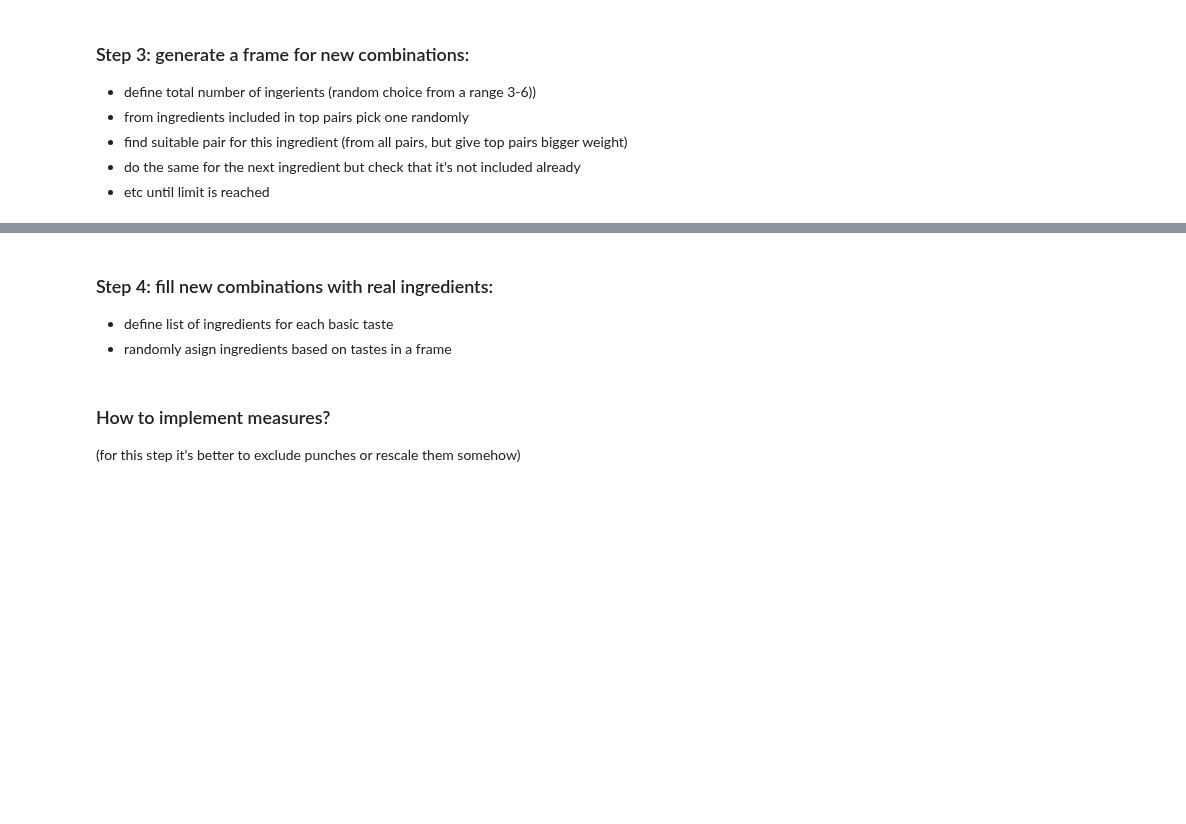
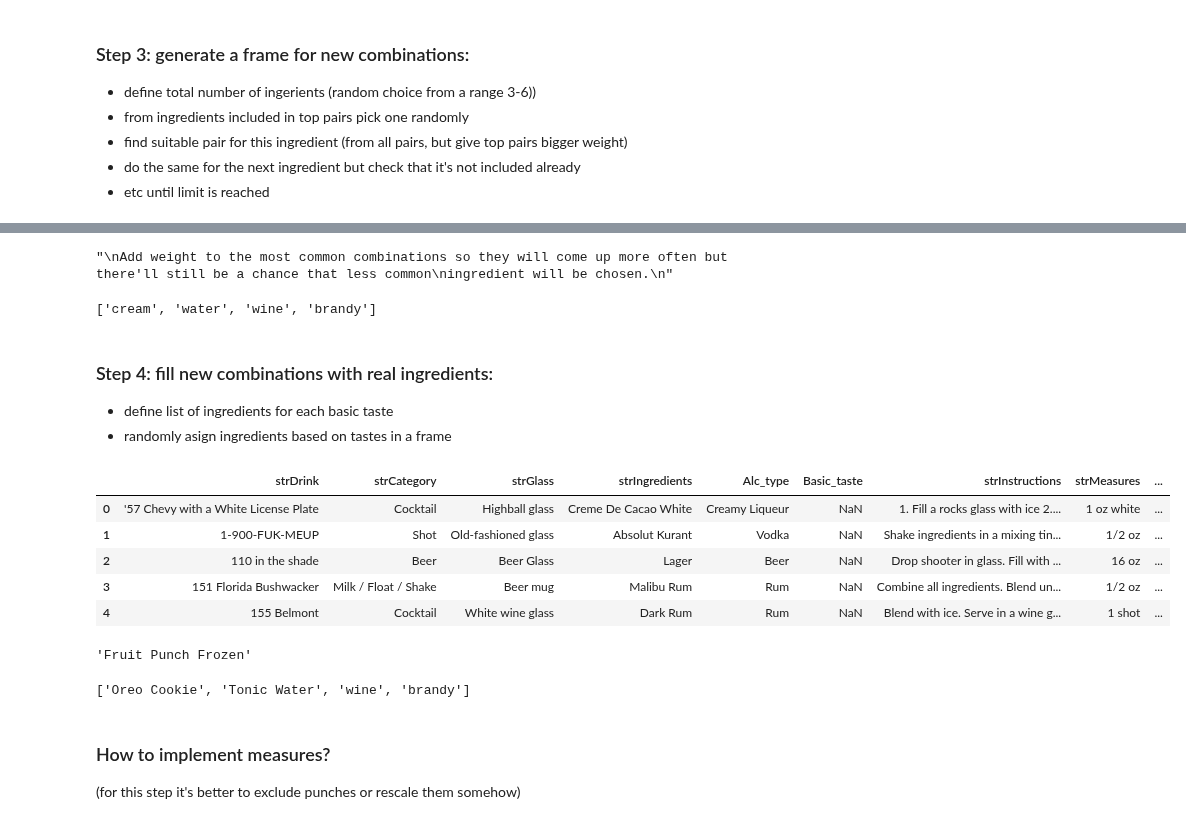
Before and after one commit to SvetlanaGruzdeva/AI-Mixologist-Project, a Jupyter notebook: main.ipynb, the cells around one changed output, grey strips where cells are left out. Cells and saved outputs as stored; diff of their text form; code cells hidden in the pictures; blank space fills up the shorter version.

Commit message:
Step 3 of the model - build frame for the new cocktail

```diff
--- a/main.ipynb
+++ b/main.ipynb
@@ -215,0 +218,7 @@ random.choice(common_ingredients)
+# %%
+'''
+Add weight to the most common combinations so they will come up more often but there'll still be a chance that less common
+ingredient will be chosen.
+'''
+# %% [output]
+"\nAdd weight to the most common combinations so they will come up more often but there'll still be a chance that less common\ningredient will be chosen.\n"
@@ -216,7 +247,35 @@ random.choice(common_ingredients)
+# %%
+new_cocktail_frame
+# %% [output]
+['cream', 'water', 'wine', 'brandy']
 # %% [markdown]
 ### Step 4: fill new combinations with real ingredients:
 - define list of ingredients for each basic taste
 - randomly asign ingredients based on tastes in a frame
+# %%
+df_cons.head()
+# %% [output]
+|  | strDrink | strCategory | strGlass | strIngredients | Alc_type | Basic_taste | strInstructions | strMeasures | ... |
+| 0 | '57 Chevy with a White License Plate | Cocktail | Highball glass | Creme De Cacao White | Creamy Liqueur | NaN | 1. Fill a rocks glass with ice 2.... | 1 oz white | ... |
+| 1 | 1-900-FUK-MEUP | Shot | Old-fashioned glass | Absolut Kurant | Vodka | NaN | Shake ingredients in a mixing tin... | 1/2 oz | ... |
+| 2 | 110 in the shade | Beer | Beer Glass | Lager | Beer | NaN | Drop shooter in glass. Fill with ... | 16 oz | ... |
+| 3 | 151 Florida Bushwacker | Milk / Float / Shake | Beer mug | Malibu Rum | Rum | NaN | Combine all ingredients. Blend un... | 1/2 oz | ... |
+| 4 | 155 Belmont | Cocktail | White wine glass | Dark Rum | Rum | NaN | Blend with ice. Serve in a wine g... | 1 shot | ... |
+# %%
+random.choice(df_cons.loc[df_cons['Basic_taste'] == 'sweet']['strIngredients'].unique())
+# %% [output]
+'Fruit Punch Frozen'
+# %%
+new_cocktail = []
+for i in new_cocktail_frame:
+    if len(df_cons.loc[df_cons['Basic_taste'] == i]['strIngredients'].unique()) == 0:
+        new_cocktail.append(i)
+    else:
+        new_cocktail.append(random.choice(df_cons.loc[df_cons['Basic_taste'] == i]['strIngredients'].unique()))
+new_cocktail
+# df_cons.loc[df_cons['Alc_type'] == 'Rum']['strIngredients'].unique()
+# %% [output]
+['Oreo Cookie', 'Tonic Water', 'wine', 'brandy']
 # %% [markdown]
 ### How to implement measures?
 (for this step it's better to exclude punches or rescale them somehow)
```
Also changed, not shown: parts of 7 cells of this notebook.
